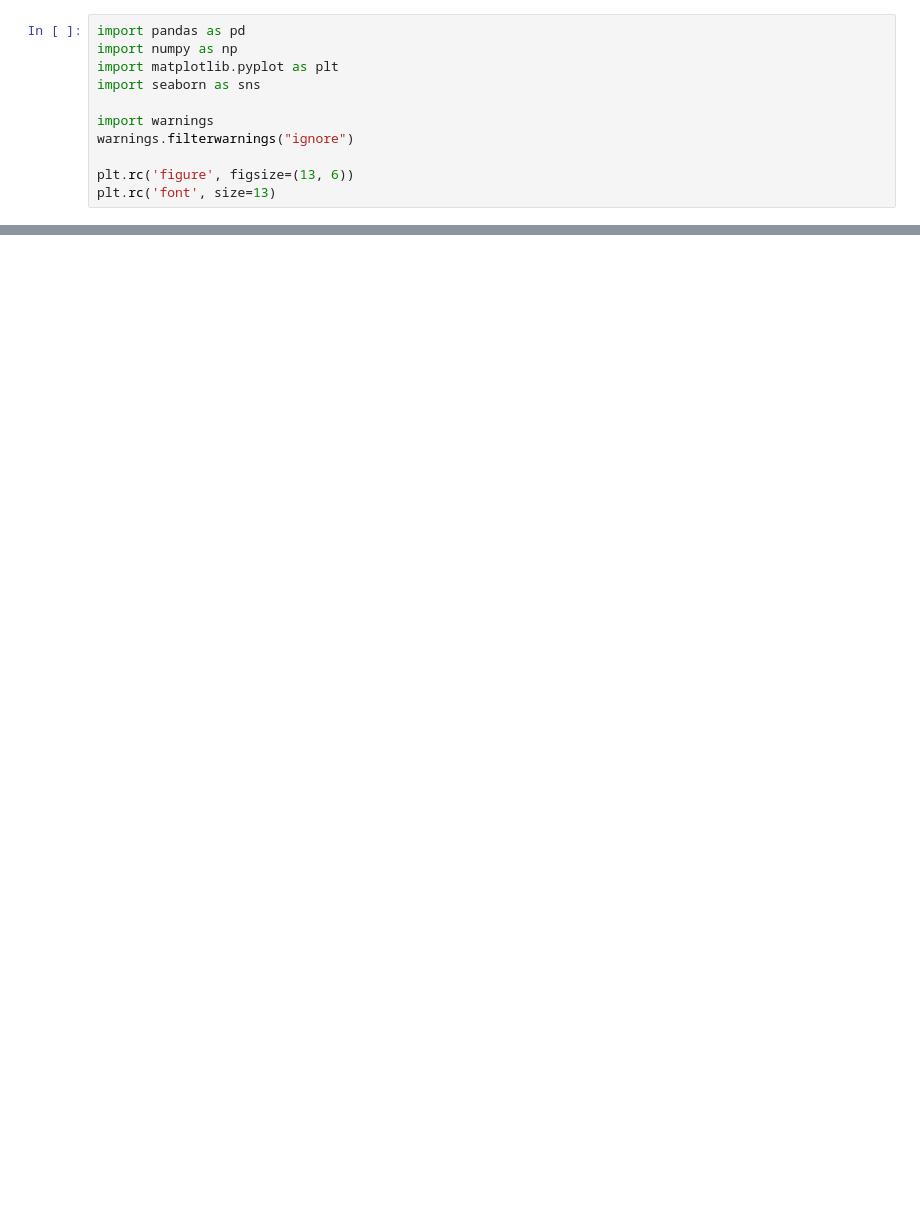
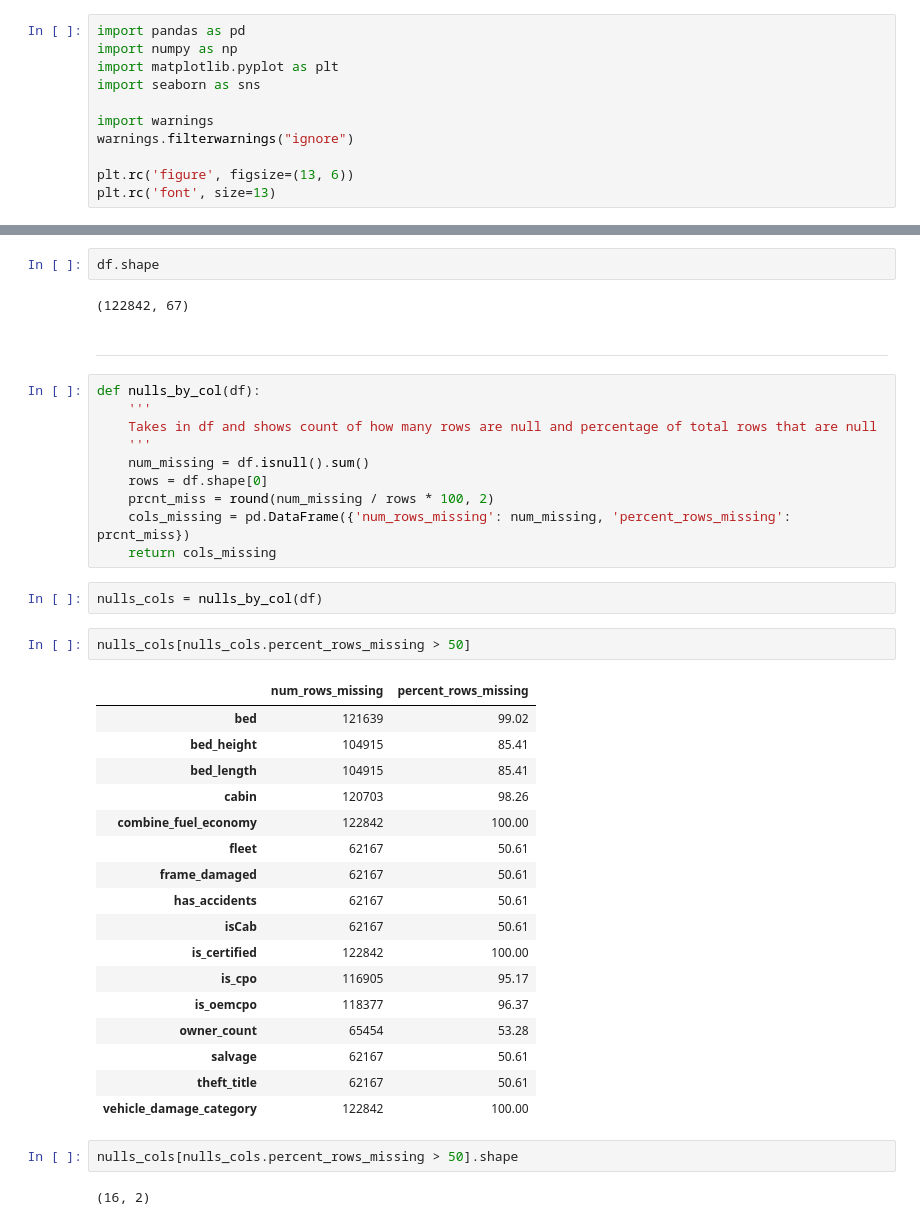
Before and after one commit to adam-talbot/used-cars-regression, a Jupyter notebook: scratchpad.ipynb, the cells around one changed output, grey strips where cells are left out. Cells and saved outputs as stored; diff of their text form; blank space fills up the shorter version.

```diff
--- a/scratchpad.ipynb
+++ b/scratchpad.ipynb
@@ -41,0 +68,42 @@ Name: city, dtype: int64
+# %%
+df.shape
+# %% [output]
+(122842, 67)
+# %% [markdown]
+---
+# %%
+def nulls_by_col(df):
+    '''
+    Takes in df and shows count of how many rows are null and percentage of total rows that are null
+    '''
+    num_missing = df.isnull().sum()
+    rows = df.shape[0]
+    prcnt_miss = round(num_missing / rows * 100, 2)
+    cols_missing = pd.DataFrame({'num_rows_missing': num_missing, 'percent_rows_missing': prcnt_miss})
+    return cols_missing
+# %%
+nulls_cols = nulls_by_col(df)
+# %%
+nulls_cols[nulls_cols.percent_rows_missing > 50]
+# %% [output]
+|  | num_rows_missing | percent_rows_missing |
+| bed | 121639 | 99.02 |
+| bed_height | 104915 | 85.41 |
+| bed_length | 104915 | 85.41 |
+| cabin | 120703 | 98.26 |
+| combine_fuel_economy | 122842 | 100.00 |
+| fleet | 62167 | 50.61 |
+| frame_damaged | 62167 | 50.61 |
+| has_accidents | 62167 | 50.61 |
+| isCab | 62167 | 50.61 |
+| is_certified | 122842 | 100.00 |
+| is_cpo | 116905 | 95.17 |
+| is_oemcpo | 118377 | 96.37 |
+| owner_count | 65454 | 53.28 |
+| salvage | 62167 | 50.61 |
+| theft_title | 62167 | 50.61 |
+| vehicle_damage_category | 122842 | 100.00 |
+# %%
+nulls_cols[nulls_cols.percent_rows_missing > 50].shape
+# %% [output]
+(16, 2)
```
Also changed, not shown: parts of 39 cells of this notebook.
